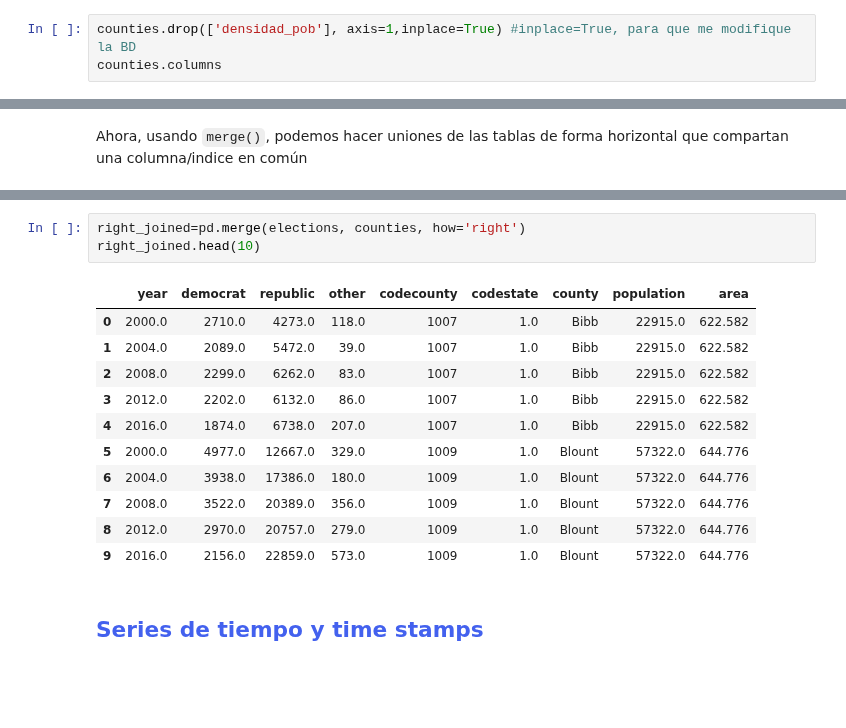
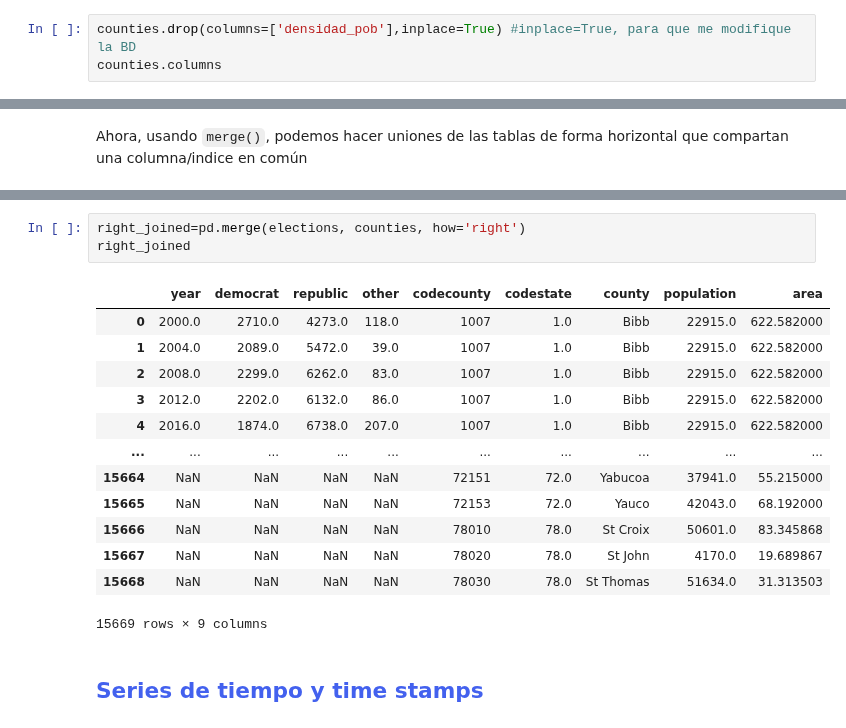
Before and after one commit to AprendizajeProfundo/diplomado-ciencia-de-datos, a Jupyter notebook: Programación-Python/Cuadernos/Taller_Pandas.ipynb, the cells around one changed output, grey strips where cells are left out. Saved outputs shown, nothing was run; the diff lists cells and outputs as text; blank space fills up the shorter version.

```diff
--- a/Programación-Python/Cuadernos/Taller_Pandas.ipynb
+++ b/Programación-Python/Cuadernos/Taller_Pandas.ipynb
@@ -417,7 +445,7 @@ print(counties.shape)
 (3234, 6)
 (3231, 6)
 # %%
-counties.drop(['densidad_pob'], axis=1,inplace=True) #inplace=True, para que me modifique la BD
+counties.drop(columns=['densidad_pob'],inplace=True) #inplace=True, para que me modifique la BD
 counties.columns
 # %% [output]
 Index(['codestate', 'codecounty', 'county', 'population', 'area'], dtype='object')
@@ -723,18 +781,20 @@ left_joined.head(10)
 # %%
 right_joined=pd.merge(elections, counties, how='right')
-right_joined.head(10)
+right_joined
 # %% [output]
 |  | year | democrat | republic | other | codecounty | codestate | county | population | area |
-| 0 | 2000.0 | 2710.0 | 4273.0 | 118.0 | 1007 | 1.0 | Bibb | 22915.0 | 622.582 |
-| 1 | 2004.0 | 2089.0 | 5472.0 | 39.0 | 1007 | 1.0 | Bibb | 22915.0 | 622.582 |
-| 2 | 2008.0 | 2299.0 | 6262.0 | 83.0 | 1007 | 1.0 | Bibb | 22915.0 | 622.582 |
-| 3 | 2012.0 | 2202.0 | 6132.0 | 86.0 | 1007 | 1.0 | Bibb | 22915.0 | 622.582 |
-| 4 | 2016.0 | 1874.0 | 6738.0 | 207.0 | 1007 | 1.0 | Bibb | 22915.0 | 622.582 |
-| 5 | 2000.0 | 4977.0 | 12667.0 | 329.0 | 1009 | 1.0 | Blount | 57322.0 | 644.776 |
-| 6 | 2004.0 | 3938.0 | 17386.0 | 180.0 | 1009 | 1.0 | Blount | 57322.0 | 644.776 |
-| 7 | 2008.0 | 3522.0 | 20389.0 | 356.0 | 1009 | 1.0 | Blount | 57322.0 | 644.776 |
-| 8 | 2012.0 | 2970.0 | 20757.0 | 279.0 | 1009 | 1.0 | Blount | 57322.0 | 644.776 |
-| 9 | 2016.0 | 2156.0 | 22859.0 | 573.0 | 1009 | 1.0 | Blount | 57322.0 | 644.776 |
+| 0 | 2000.0 | 2710.0 | 4273.0 | 118.0 | 1007 | 1.0 | Bibb | 22915.0 | 622.582000 |
+| 1 | 2004.0 | 2089.0 | 5472.0 | 39.0 | 1007 | 1.0 | Bibb | 22915.0 | 622.582000 |
+| 2 | 2008.0 | 2299.0 | 6262.0 | 83.0 | 1007 | 1.0 | Bibb | 22915.0 | 622.582000 |
+| 3 | 2012.0 | 2202.0 | 6132.0 | 86.0 | 1007 | 1.0 | Bibb | 22915.0 | 622.582000 |
+| 4 | 2016.0 | 1874.0 | 6738.0 | 207.0 | 1007 | 1.0 | Bibb | 22915.0 | 622.582000 |
+| ... | ... | ... | ... | ... | ... | ... | ... | ... | ... |
+| 15664 | NaN | NaN | NaN | NaN | 72151 | 72.0 | Yabucoa | 37941.0 | 55.215000 |
+| 15665 | NaN | NaN | NaN | NaN | 72153 | 72.0 | Yauco | 42043.0 | 68.192000 |
+| 15666 | NaN | NaN | NaN | NaN | 78010 | 78.0 | St Croix | 50601.0 | 83.345868 |
+| 15667 | NaN | NaN | NaN | NaN | 78020 | 78.0 | St John | 4170.0 | 19.689867 |
+| 15668 | NaN | NaN | NaN | NaN | 78030 | 78.0 | St Thomas | 51634.0 | 31.313503 |
+15669 rows × 9 columns
 # %% [markdown]
 ## <span style="color:#4361EE">Series de tiempo y time stamps</span>
 # %% [markdown]
```
Also changed, not shown: parts of 28 cells of this notebook, 6 other files.
